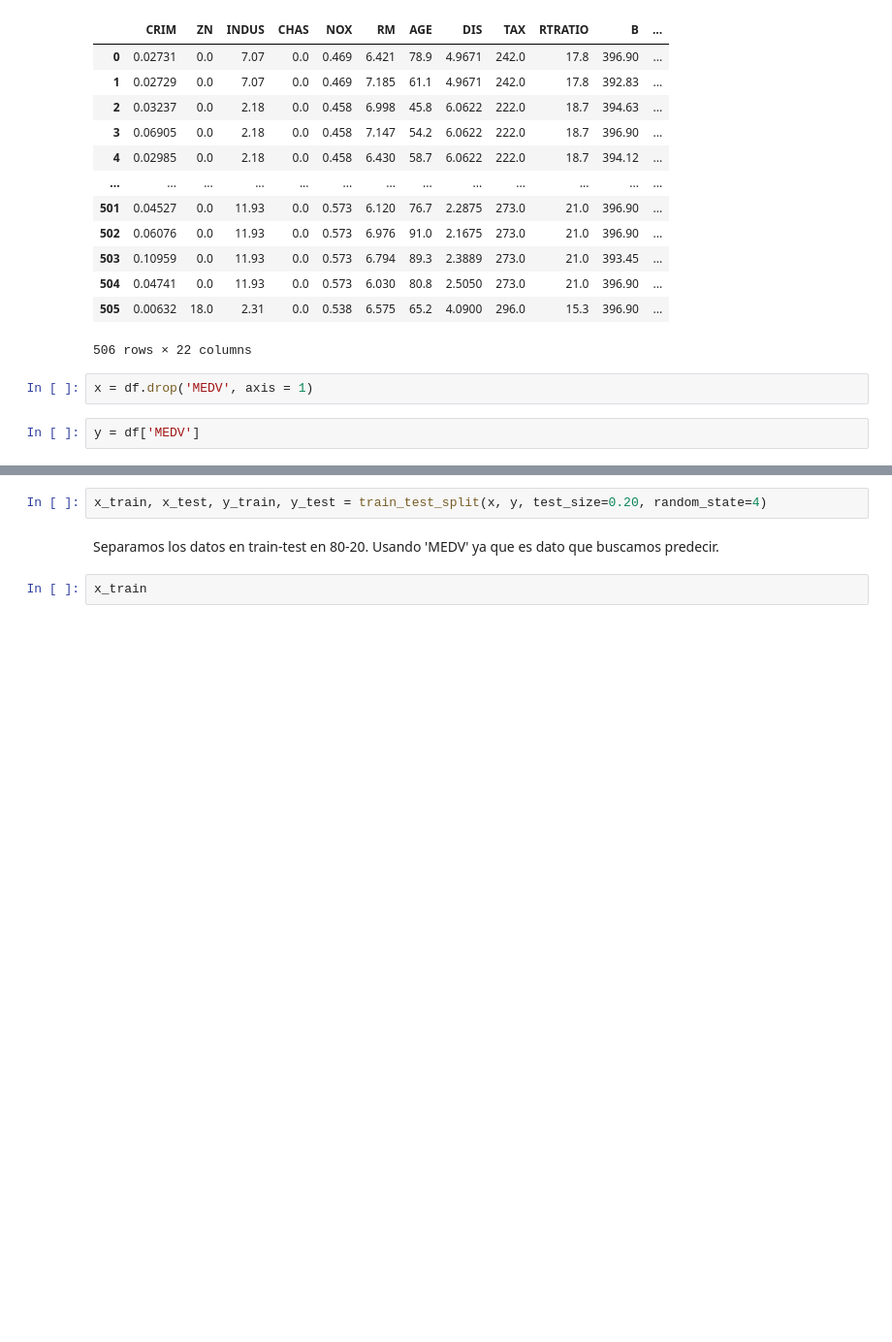
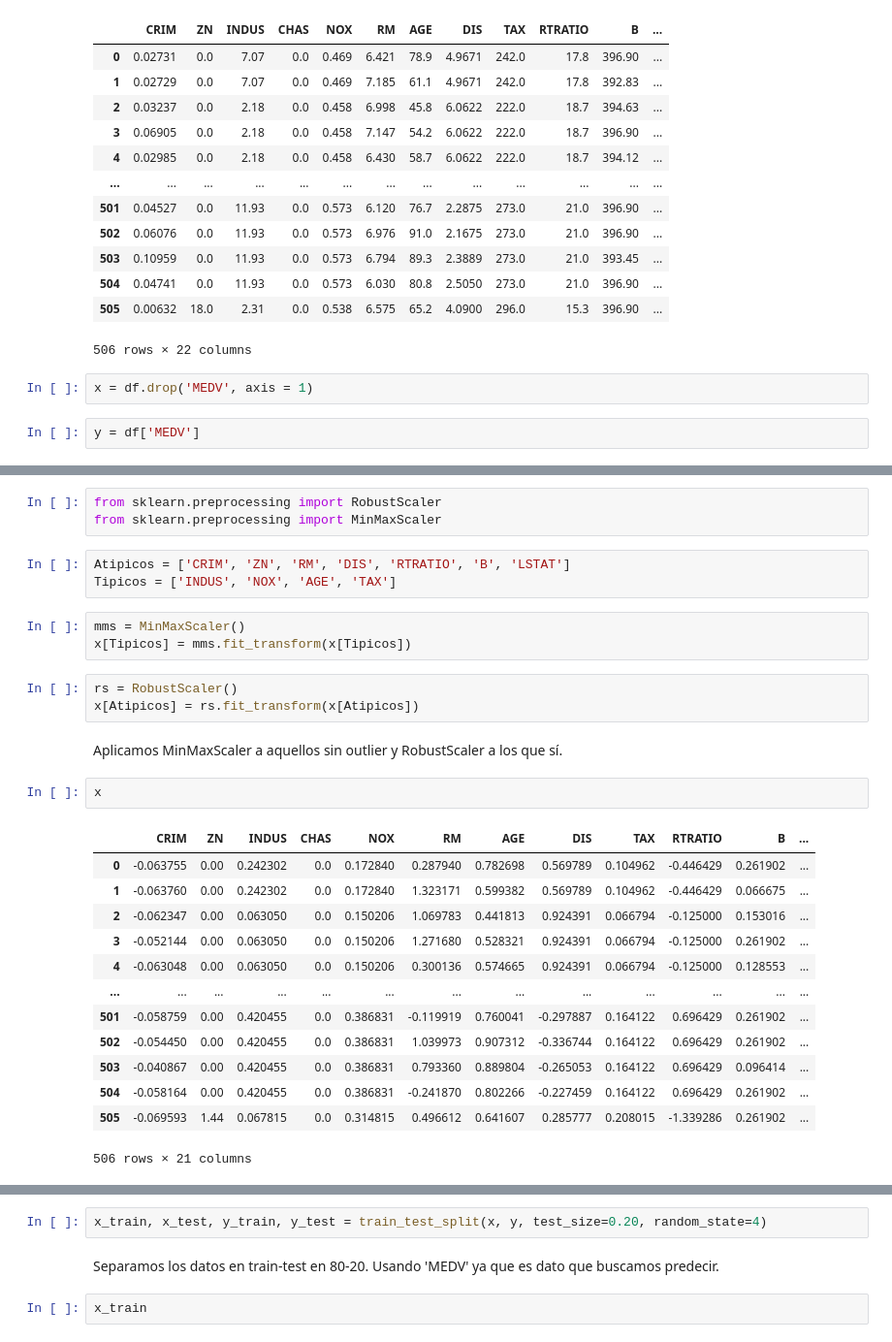
Before and after one commit to LeonBali3110/Sprint_6, a Jupyter notebook: M06.ipynb, the cells around one changed output, grey strips where cells are left out. Shown at 97% size. Drawn from its saved outputs; the diff is of its cells as text; blank space fills up the shorter version.

```diff
--- a/M06.ipynb
+++ b/M06.ipynb
@@ -151,0 +204,30 @@ y = df['MEDV']
+# %%
+from sklearn.preprocessing import RobustScaler
+from sklearn.preprocessing import MinMaxScaler
+# %%
+Atipicos = ['CRIM', 'ZN', 'RM', 'DIS', 'RTRATIO', 'B', 'LSTAT']
+Tipicos = ['INDUS', 'NOX', 'AGE', 'TAX']
+# %%
+mms = MinMaxScaler()
+x[Tipicos] = mms.fit_transform(x[Tipicos])
+# %%
+rs = RobustScaler()
+x[Atipicos] = rs.fit_transform(x[Atipicos])
+# %% [markdown]
+Aplicamos MinMaxScaler a aquellos sin outlier y RobustScaler a los que sí.
+# %%
+x
+# %% [output]
+|  | CRIM | ZN | INDUS | CHAS | NOX | RM | AGE | DIS | TAX | RTRATIO | B | ... |
+| 0 | -0.063755 | 0.00 | 0.242302 | 0.0 | 0.172840 | 0.287940 | 0.782698 | 0.569789 | 0.104962 | -0.446429 | 0.261902 | ... |
+| 1 | -0.063760 | 0.00 | 0.242302 | 0.0 | 0.172840 | 1.323171 | 0.599382 | 0.569789 | 0.104962 | -0.446429 | 0.066675 | ... |
+| 2 | -0.062347 | 0.00 | 0.063050 | 0.0 | 0.150206 | 1.069783 | 0.441813 | 0.924391 | 0.066794 | -0.125000 | 0.153016 | ... |
+| 3 | -0.052144 | 0.00 | 0.063050 | 0.0 | 0.150206 | 1.271680 | 0.528321 | 0.924391 | 0.066794 | -0.125000 | 0.261902 | ... |
+| 4 | -0.063048 | 0.00 | 0.063050 | 0.0 | 0.150206 | 0.300136 | 0.574665 | 0.924391 | 0.066794 | -0.125000 | 0.128553 | ... |
+| ... | ... | ... | ... | ... | ... | ... | ... | ... | ... | ... | ... | ... |
+| 501 | -0.058759 | 0.00 | 0.420455 | 0.0 | 0.386831 | -0.119919 | 0.760041 | -0.297887 | 0.164122 | 0.696429 | 0.261902 | ... |
+| 502 | -0.054450 | 0.00 | 0.420455 | 0.0 | 0.386831 | 1.039973 | 0.907312 | -0.336744 | 0.164122 | 0.696429 | 0.261902 | ... |
+| 503 | -0.040867 | 0.00 | 0.420455 | 0.0 | 0.386831 | 0.793360 | 0.889804 | -0.265053 | 0.164122 | 0.696429 | 0.096414 | ... |
+| 504 | -0.058164 | 0.00 | 0.420455 | 0.0 | 0.386831 | -0.241870 | 0.802266 | -0.227459 | 0.164122 | 0.696429 | 0.261902 | ... |
+| 505 | -0.069593 | 1.44 | 0.067815 | 0.0 | 0.314815 | 0.496612 | 0.641607 | 0.285777 | 0.208015 | -1.339286 | 0.261902 | ... |
+506 rows × 21 columns
```
Also changed, not shown: parts of 51 cells of this notebook, 1 other file.
